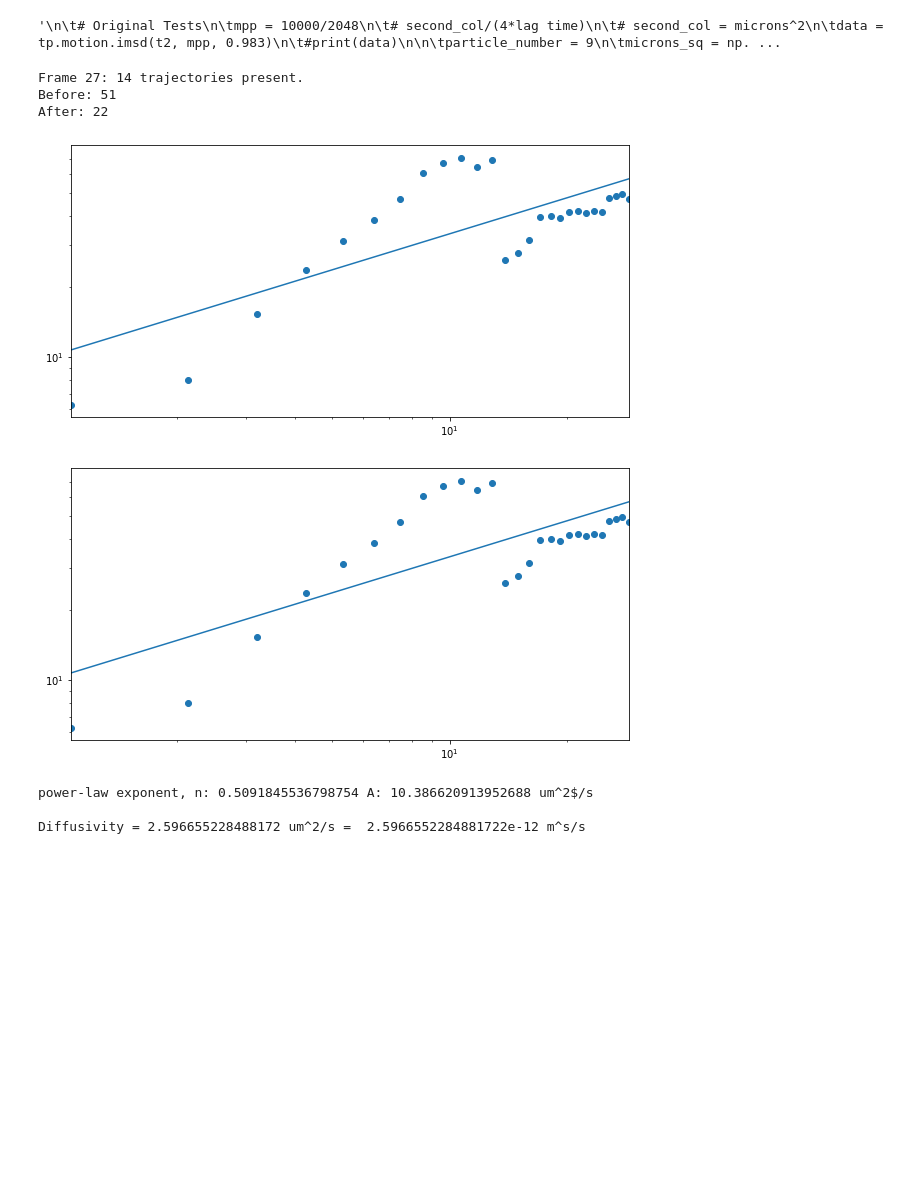
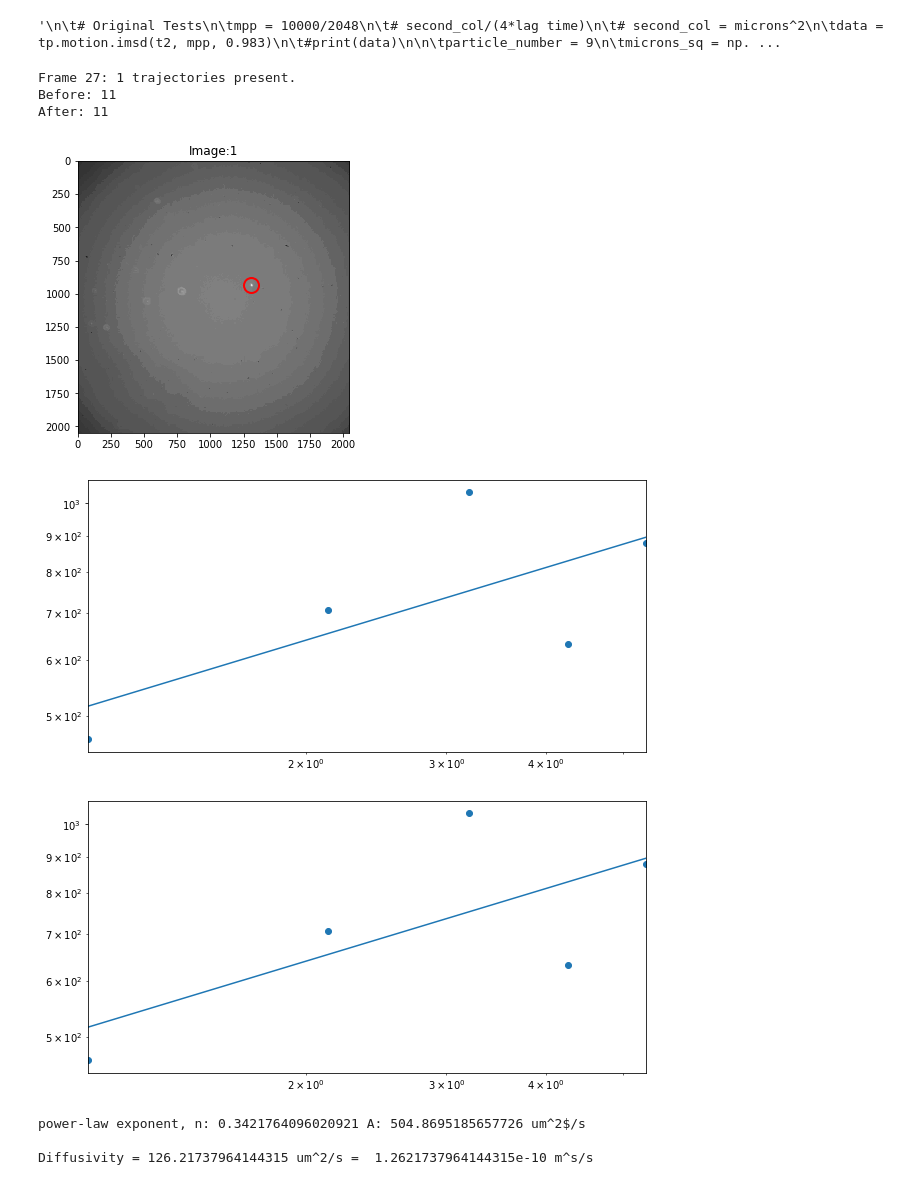
Before and after one commit to Awallace3/PCO-Python-Processing, a Jupyter notebook: trackpy_setup_test.ipynb, the cells around one changed output. Saved outputs shown, nothing was run; the diff lists cells and outputs as text; code cells hidden in the pictures; blank space fills up the shorter version.

```diff
--- a/trackpy_setup_test.ipynb
+++ b/trackpy_setup_test.ipynb
@@ -1,7 +1,4 @@
 # %%
-#from __future__ import division, unicode_literals, print_function  # for compatibility with Python 2 and 3
-import matplotlib as mpl
-import matplotlib.pyplot as plt
 #from __future__ import division, unicode_literals, print_function  # for compatibility with Python 2 and 3
 import matplotlib as mpl
 import matplotlib.pyplot as plt
@@ -26,6 +23,11 @@ def gray(image):
 def acquire_video(path):
 	return gray(pims.open(path))
 
+def annotate_video(v, t2):
+    for i in range(len(v)):
+        plt.figure()
+        plt.title("Image:" + str(i))
+        tp.annotate(t2[t2['frame'] == i], v[i])
 
 def plots(v):
 	f = tp.locate(v[0], 5, invert=False )
@@ -43,7 +45,7 @@ def plots(v):
 def mainflow(
 		video_path, size=5, memory=3,
 		min_mass=25, max_size=2.6, max_ecc=0.3,
-        invertColor=True,
+        invertColor=True, fractionExistInFrames=1//8,
 		annotate=True, plots=False
 	):
     v = acquire_video(video_path)
@@ -54,8 +56,10 @@ def mainflow(
     maximum_displacement_between_frames = 5 # the larger, the slower the computation
     memory = 3 # the amount of frames that a particle can "disappear" between appearances
     t = tp.link(f, maximum_displacement_between_frames, memory=memory) # f, displacement in pixels, memory is number of frames backwards incase particle slips out of sight
+
     t.head()
-    t1 = tp.filter_stubs(t, 10)
+
+    t1 = tp.filter_stubs(t, len(v)*fractionExistInFrames)
     print('Before:', t['particle'].nunique())
     print('After:', t1['particle'].nunique())
 
@@ -168,18 +172,19 @@ def mainflow(
 # %%
 
 v, t2, n, A, D = mainflow(
-		video_path=r'trackingvid.mp4', size=5, memory=7,
-		min_mass=25, max_size=2.6, max_ecc=0.3,
-        invertColor=True,
-		annotate=False, plots=False
+		video_path=r'trackingvid.mp4', size=5, memory=10,
+		min_mass=20, max_size=2.6, max_ecc=0.3,
+        invertColor=False, fractionExistInFrames=1//8,
+		annotate=True, plots=False
 )
 # %% [output]
-Frame 27: 14 trajectories present.
-Before: 51
-After: 22
+Frame 27: 1 trajectories present.
+Before: 11
+After: 11
-[figure, old version]
+[figure, new version]
-[figure, old version]
+[figure, new version]
+[figure, added]
-power-law exponent, n: 0.5091845536798754 A: 10.386620913952688 um^2$/s
+power-law exponent, n: 0.3421764096020921 A: 504.8695185657726 um^2$/s
 
-Diffusivity = 2.596655228488172 um^2/s =  2.5966552284881722e-12 m^s/s
+Diffusivity = 126.21737964144315 um^2/s =  1.2621737964144315e-10 m^s/s
 # %%
```
Also changed, not shown: parts of 3 cells of this notebook, 1 other file.
